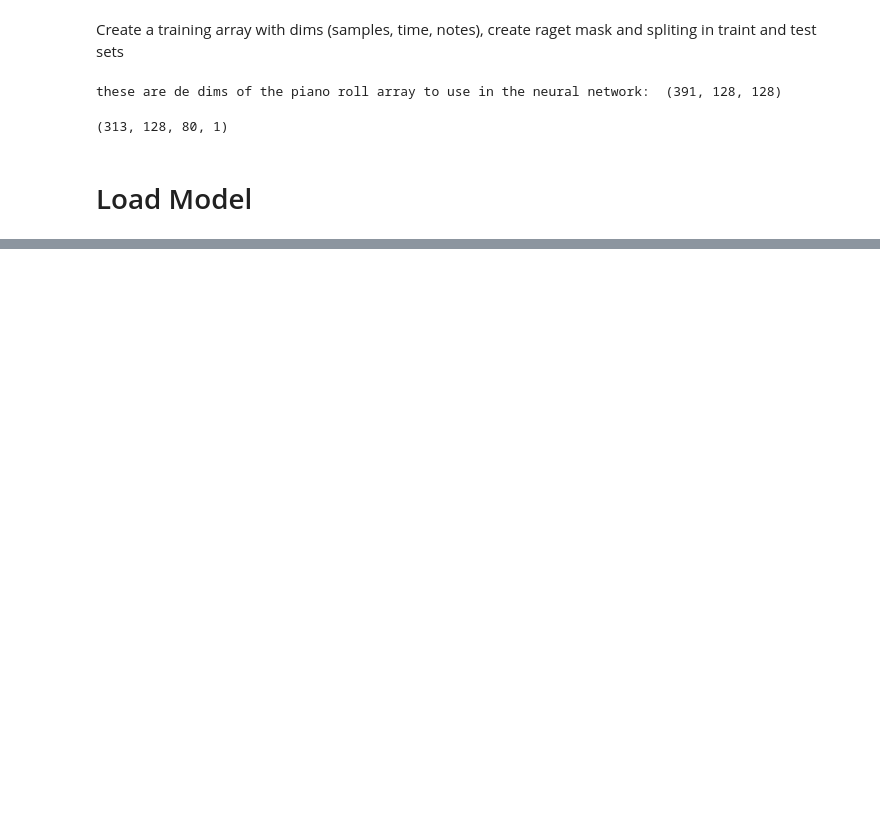
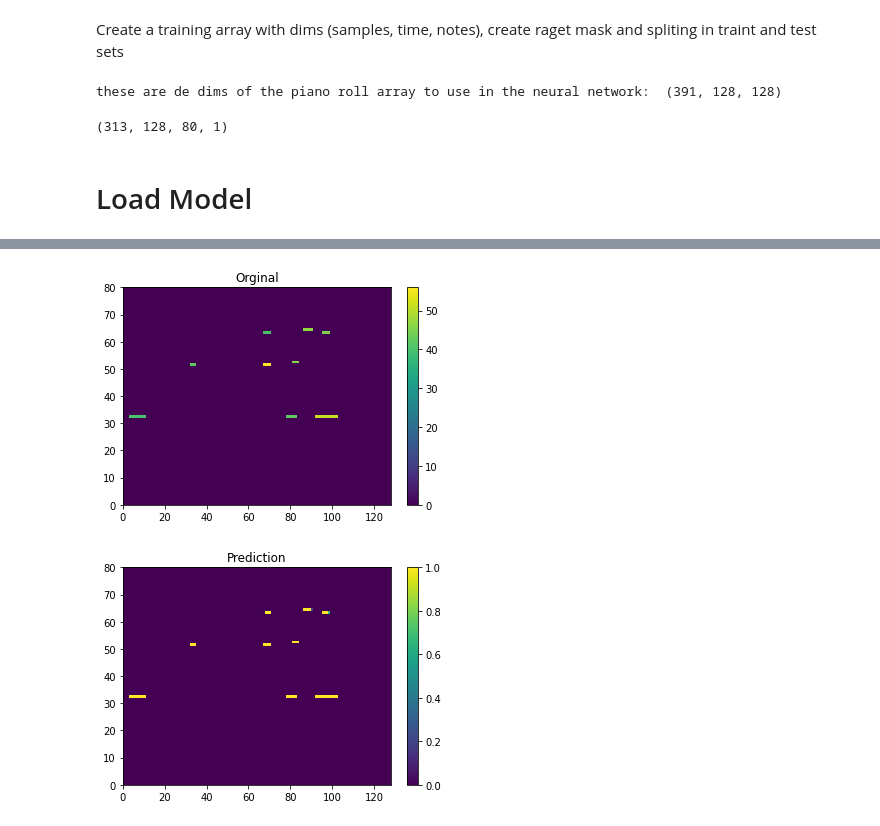
Before and after one commit to hdperezn/Autoencoder_Piano_Roll, a Jupyter notebook: UNetLIke_pianorolls.ipynb, the cells around one changed output, grey strips where cells are left out. Drawn from its saved outputs; the diff is of its cells as text; code cells hidden in the pictures; blank space fills up the shorter version.

```diff
--- a/UNetLIke_pianorolls.ipynb
+++ b/UNetLIke_pianorolls.ipynb
@@ -177,5 +172,10 @@ img_size = X_dims[-3::]
 num_classes = 1
 loss = DiceCoefficient()
 
-UNet_pianoroll = UNet_MIDI(img_size, loss, num_classes, epochs=250,batch_size=32,
+UNet_pianoroll = UNet_Pianoroll(img_size, loss, num_classes, epochs=250,batch_size=32,
                learning_rate=1e-3, droprate = 0.6)
+# %%
+UNet_pianoroll.get_model()
+
+UNet_pianoroll.model.load_weights('/content/MIDI_functions/Unet_piano_rolls_models/UnetLike_PianoRoll_3encoding.h5')
+UNet_pianoroll.model.summary()
@@ -181,0 +205,2 @@ UNet_pianoroll = UNet_MIDI(img_size, loss, num_classes, epochs=250,batch_size=32
+# %%
+X_hat_test = UNet_pianoroll.predict(X_test[:,:,:])
@@ -181,0 +209,19 @@ UNet_pianoroll = UNet_MIDI(img_size, loss, num_classes, epochs=250,batch_size=32
+# %%
+sample = 30
+result_array = X_test[sample,:,:,0]
+plt.figure()
+plt.pcolormesh(result_array.T)
+plt.colorbar()
+plt.title("Orginal")
+plt.show()
+
+
+result_array = X_hat_test[sample,:,:,0]
+plt.figure()
+plt.pcolormesh(result_array.T)
+plt.colorbar()
+plt.title("Prediction")
+plt.show()
+# %% [output]
+[figure, added]
+[figure, added]
```
Also changed, not shown: parts of 10 cells of this notebook.
